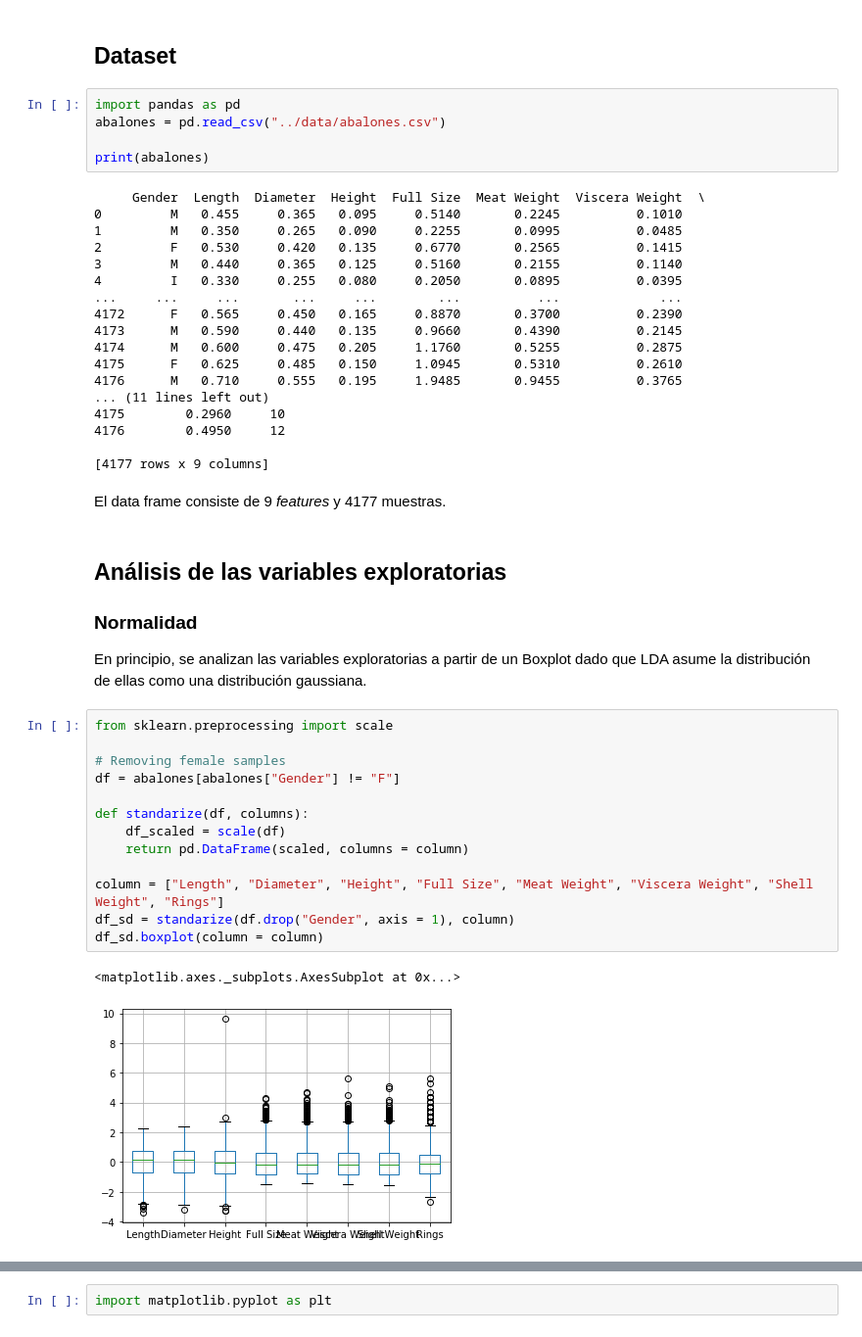
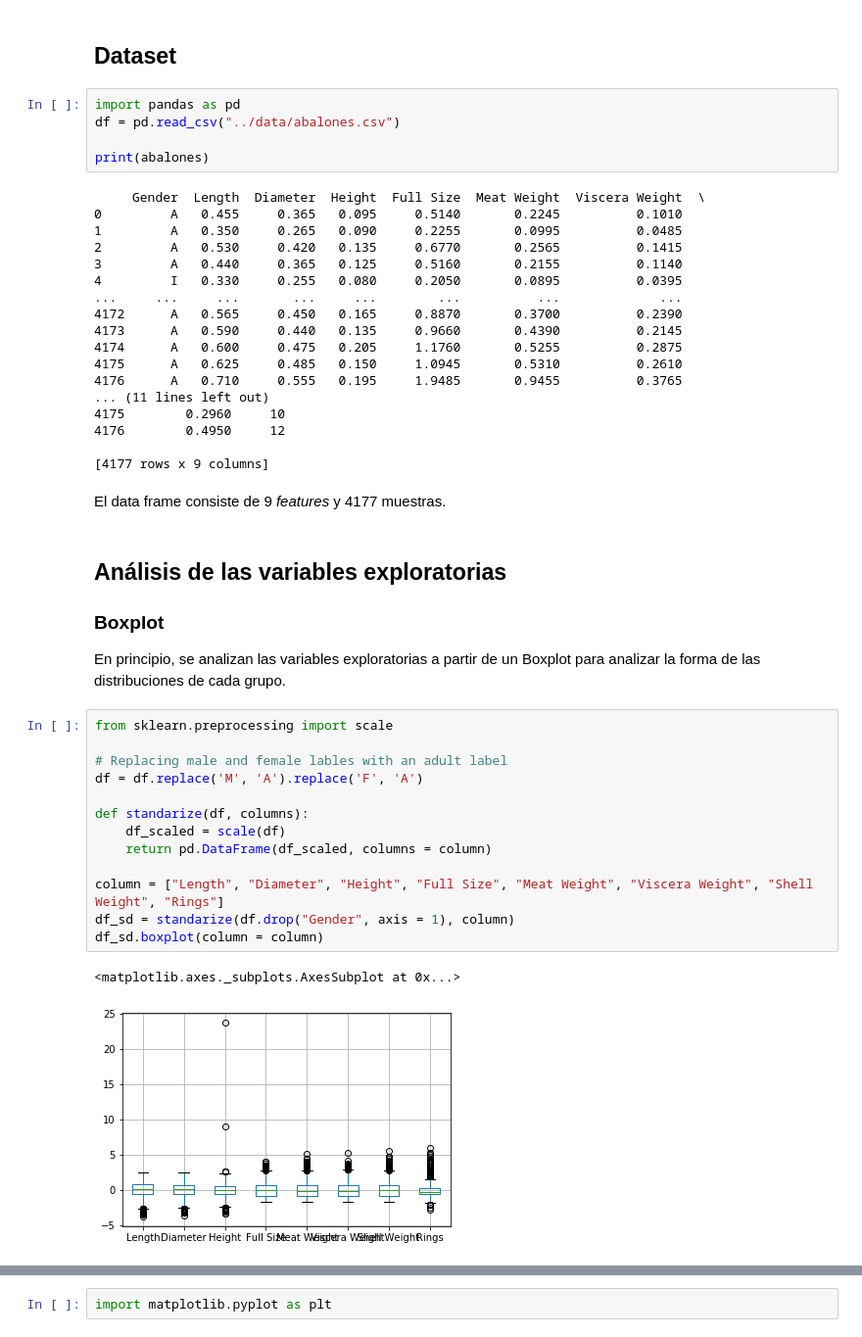
Before and after one commit to alvgaona/statistical-learning, a Jupyter notebook: classification/notebooks/exercise07.ipynb, the cells around one changed output, grey strips where cells are left out. Shown at 98% size. Saved outputs shown, nothing was run; the diff lists cells and outputs as text.

```diff
--- a/classification/notebooks/exercise07.ipynb
+++ b/classification/notebooks/exercise07.ipynb
@@ -4,22 +4,22 @@
 ## Dataset
 # %%
 import pandas as pd
-abalones = pd.read_csv("../data/abalones.csv")
+df = pd.read_csv("../data/abalones.csv")
 
 print(abalones)
 # %% [output]
      Gender  Length  Diameter  Height  Full Size  Meat Weight  Viscera Weight  \
-0         M   0.455     0.365   0.095     0.5140       0.2245          0.1010
-1         M   0.350     0.265   0.090     0.2255       0.0995          0.0485
-2         F   0.530     0.420   0.135     0.6770       0.2565          0.1415
-3         M   0.440     0.365   0.125     0.5160       0.2155          0.1140
+0         A   0.455     0.365   0.095     0.5140       0.2245          0.1010
+1         A   0.350     0.265   0.090     0.2255       0.0995          0.0485
+2         A   0.530     0.420   0.135     0.6770       0.2565          0.1415
+3         A   0.440     0.365   0.125     0.5160       0.2155          0.1140
 4         I   0.330     0.255   0.080     0.2050       0.0895          0.0395
 ...     ...     ...       ...     ...        ...          ...             ...
-4172      F   0.565     0.450   0.165     0.8870       0.3700          0.2390
-4173      M   0.590     0.440   0.135     0.9660       0.4390          0.2145
-4174      M   0.600     0.475   0.205     1.1760       0.5255          0.2875
-4175      F   0.625     0.485   0.150     1.0945       0.5310          0.2610
-4176      M   0.710     0.555   0.195     1.9485       0.9455          0.3765
+4172      A   0.565     0.450   0.165     0.8870       0.3700          0.2390
+4173      A   0.590     0.440   0.135     0.9660       0.4390          0.2145
+4174      A   0.600     0.475   0.205     1.1760       0.5255          0.2875
+4175      A   0.625     0.485   0.150     1.0945       0.5310          0.2610
+4176      A   0.710     0.555   0.195     1.9485       0.9455          0.3765
 ... (11 lines left out)
 4175        0.2960     10
 4176        0.4950     12
@@ -30,22 +30,22 @@ El data frame consiste de 9 _features_ y 4177 muestras.
 # %% [markdown]
 ## Análisis de las variables exploratorias
 
-### Normalidad
+### Boxplot
 
-En principio, se analizan las variables exploratorias a partir de un Boxplot dado que LDA asume la distribución de ellas como una distribución gaussiana.
+En principio, se analizan las variables exploratorias a partir de un Boxplot para analizar la forma de las distribuciones de cada grupo.
 # %%
 from sklearn.preprocessing import scale
 
-# Removing female samples
-df = abalones[abalones["Gender"] != "F"]
+# Replacing male and female lables with an adult label
+df = df.replace('M', 'A').replace('F', 'A')
 
 def standarize(df, columns):
     df_scaled = scale(df)
-    return pd.DataFrame(scaled, columns = column)
+    return pd.DataFrame(df_scaled, columns = column)
 
 column = ["Length", "Diameter", "Height", "Full Size", "Meat Weight", "Viscera Weight", "Shell Weight", "Rings"]
 df_sd = standarize(df.drop("Gender", axis = 1), column)
 df_sd.boxplot(column = column)
 # %% [output]
 <matplotlib.axes._subplots.AxesSubplot at 0x...>
-[figure, old version]
+[figure, new version]
```
Also changed, not shown: parts of 20 cells of this notebook, 1 other file.
